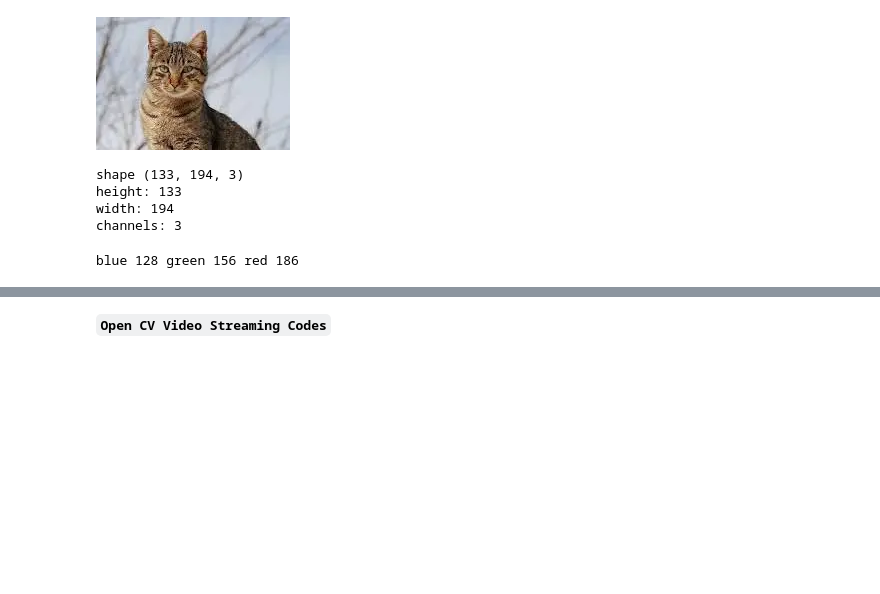
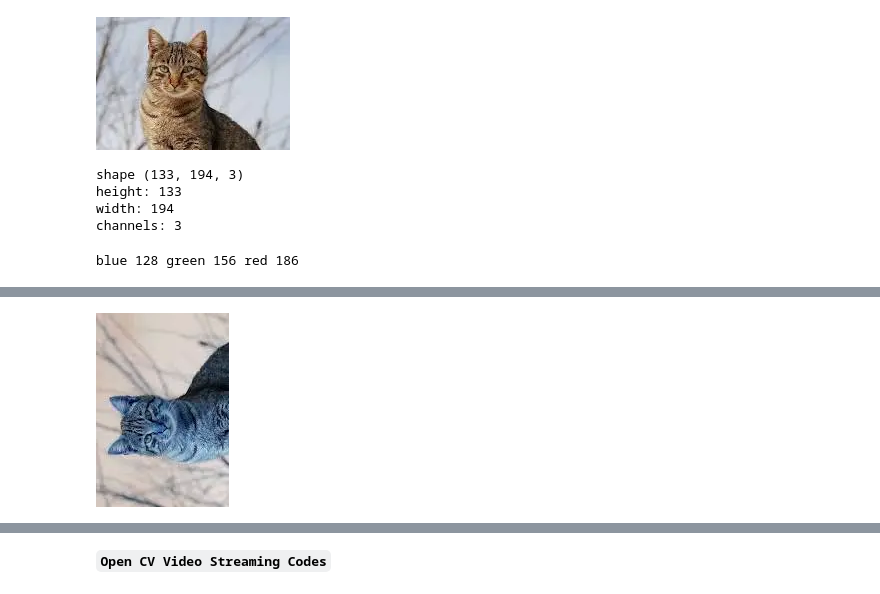
Before and after one commit to Zikirullo/computer-vision, a Jupyter notebook: cv_opencv.ipynb, the cells around one changed output, grey strips where cells are left out. Drawn from its saved outputs; the diff is of its cells as text; code cells hidden in the pictures; blank space fills up the shorter version.

```diff
--- a/cv_opencv.ipynb
+++ b/cv_opencv.ipynb
@@ -34,0 +47,6 @@ cv2_imshow(gray)
+# %%
+
+rotated = cv2.rotate(gray, cv2.ROTATE_90_COUNTERCLOCKWISE)
+cv2_imshow(rotated)
+# %% [output]
+[figure, added]
```
Also changed, not shown: parts of 6 cells of this notebook.
